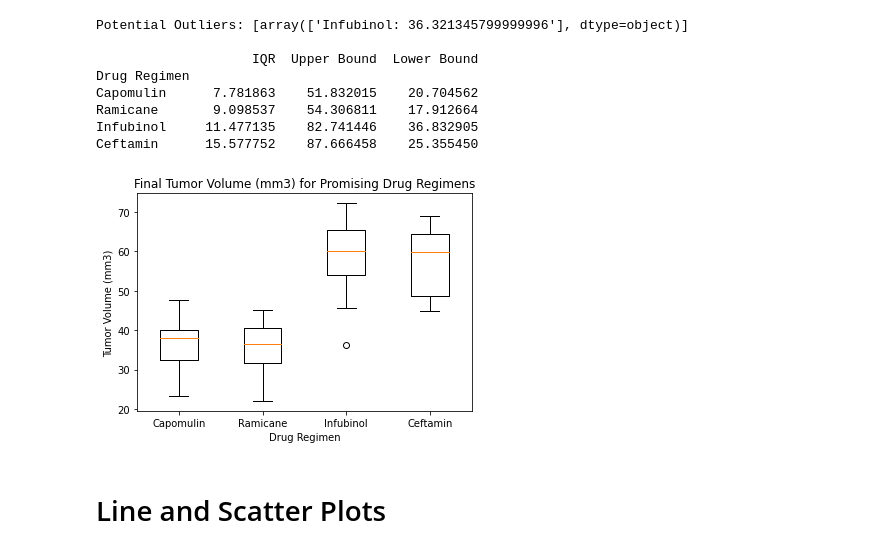
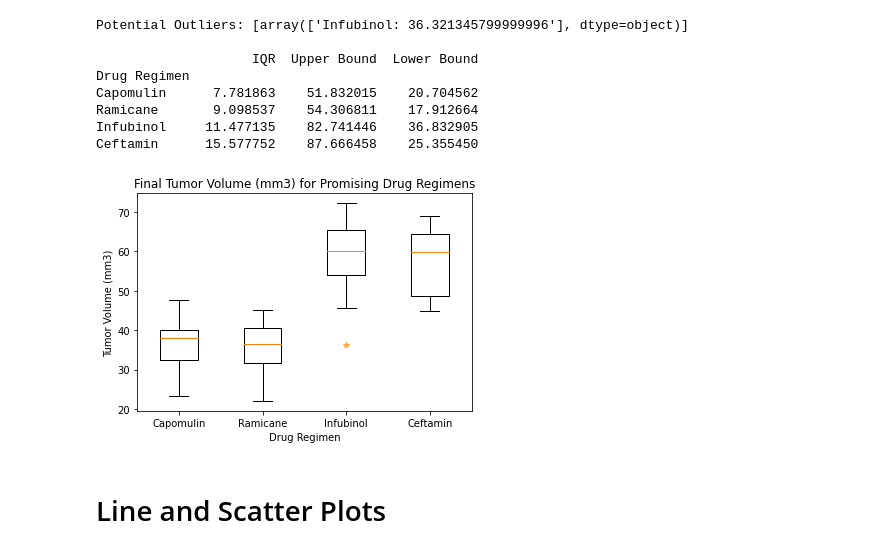
Before and after one commit to zarzarbinks0702/Pymaceuticals-Drug-Study, a Jupyter notebook: main.ipynb, the cells around one changed output. Cells and saved outputs as stored; diff of their text form; code cells hidden in the pictures.

Commit message:
outliers on boxplot
changed formatting of outliers on the boxplot

```diff
--- a/main.ipynb
+++ b/main.ipynb
@@ -297,16 +297,18 @@ Ramicane       9.098537    54.306811    17.912664
 Infubinol     11.477135    82.741446    36.832905
 Ceftamin      15.577752    87.666458    25.355450
 # %%
+#setting outlier properties
+flierprops = dict(marker="*", markeredgecolor="#ffa343", markerfacecolor = "#ffa343")
 #plotting the tumor size data
-plt.boxplot(final_tumor_sizes)
+plt.boxplot(final_tumor_sizes, flierprops=flierprops)
 plt.title("Final Tumor Volume (mm3) for Promising Drug Regimens")
 plt.ylabel("Tumor Volume (mm3)")
 plt.xlabel("Drug Regimen")
 plt.xticks([1, 2, 3, 4], promising_drug_regimens)
 
 plt.show()
 # %% [output]
-[figure, old version]
+[figure, new version]
 # %% [markdown]
 # Line and Scatter Plots
 # %%
```
